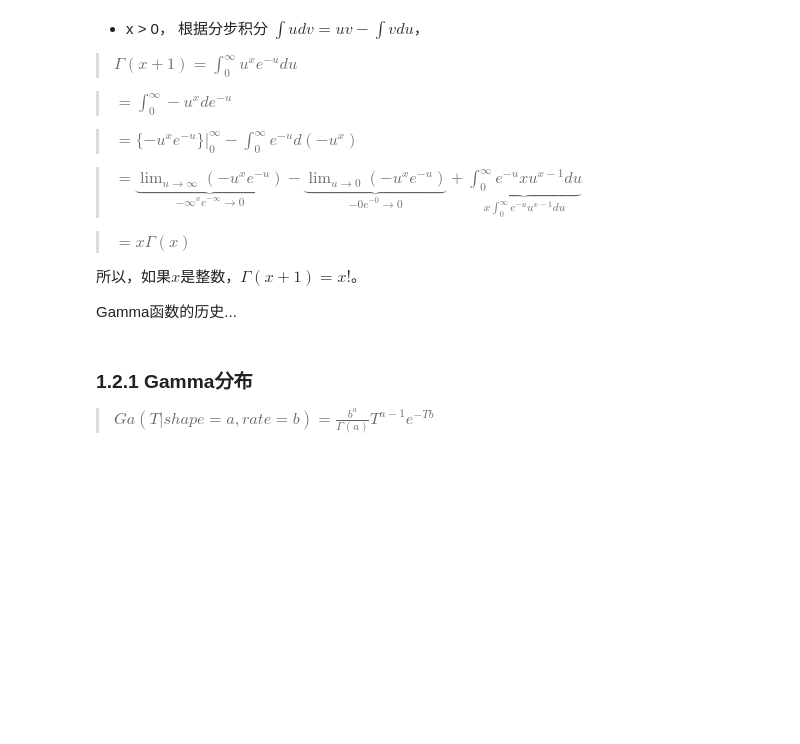
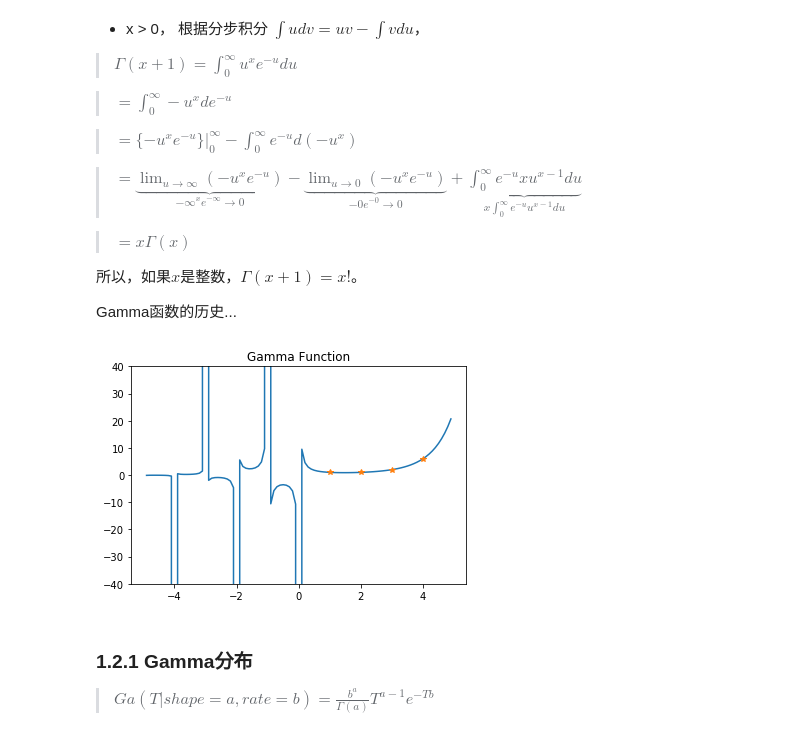
Before and after one commit to feynmanma7/deep_learning, a Jupyter notebook: 概率.ipynb, the cells around one changed output. Drawn from its saved outputs; the diff is of its cells as text; code cells hidden in the pictures; blank space fills up the shorter version.

Commit message:
gamma
gamma function and gamma distribution

```diff
--- a/概率.ipynb
+++ b/概率.ipynb
@@ -110,6 +110,22 @@ $
 所以，如果$x$是整数，$\Gamma(x+1) = x!$。
 
 Gamma函数的历史...
+# %%
+from scipy.special import gamma
+
+x = np.arange(-5., 5., 0.1)
+y = list(map(lambda z:gamma(z), x))
+
+plt.ylim(-40, 40)
+plt.plot(x, y, '-')
+plt.title('Gamma Function')
+
+x = [1, 2, 3, 4]
+y = list(map(lambda z:gamma(z), x))
+plt.plot(x, y, '*')
+plt.show()
+# %% [output]
+[figure, added]
 # %% [markdown]
 ### 1.2.1 Gamma分布
 
```
Also changed, not shown: parts of 2 cells of this notebook.
